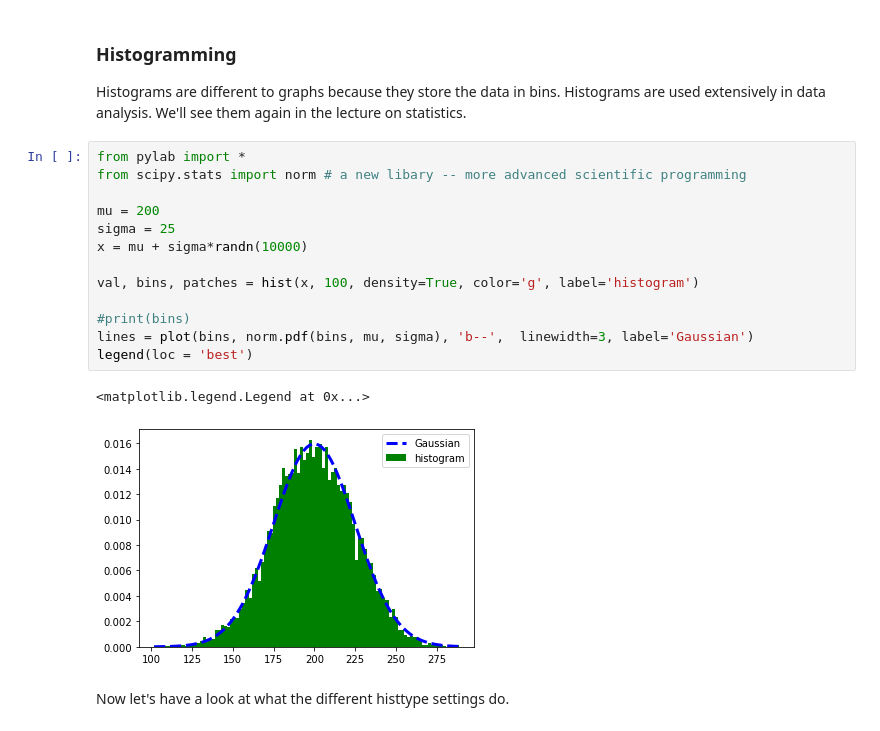
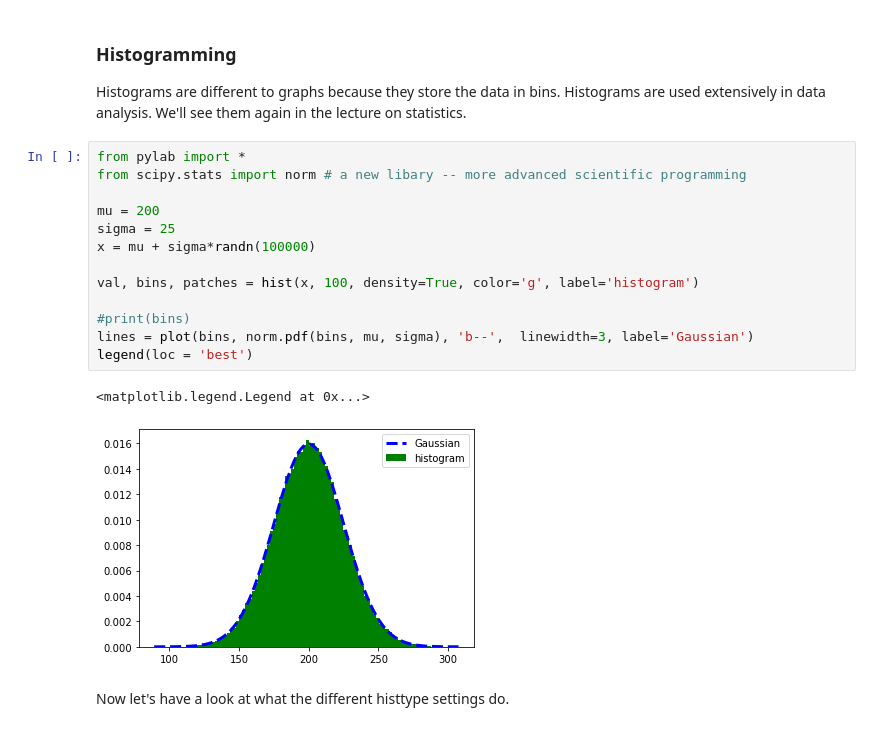
Before and after one commit to ds-connectors/Physics-88-SP22, a Jupyter notebook: Week05/Lecture03.ipynb, the cells around one changed output. Saved outputs shown, nothing was run; the diff lists cells and outputs as text.

```diff
--- a/Week05/Lecture03.ipynb
+++ b/Week05/Lecture03.ipynb
@@ -364,19 +382,19 @@ Histograms are different to graphs because they store the data in bins. Histogra
 # %%
 from pylab import *
 from scipy.stats import norm # a new libary -- more advanced scientific programming
 
 mu = 200
 sigma = 25
-x = mu + sigma*randn(10000)
+x = mu + sigma*randn(100000)
 
 val, bins, patches = hist(x, 100, density=True, color='g', label='histogram')
 
 #print(bins)
 lines = plot(bins, norm.pdf(bins, mu, sigma), 'b--',  linewidth=3, label='Gaussian')
 legend(loc = 'best')
 # %% [output]
 <matplotlib.legend.Legend at 0x...>
-[figure, old version]
+[figure, new version]
 # %% [markdown]
 Now let's have a look at what the different histtype settings do.
 # %%
```
Also changed, not shown: parts of 7 cells of this notebook, 24 other files.
